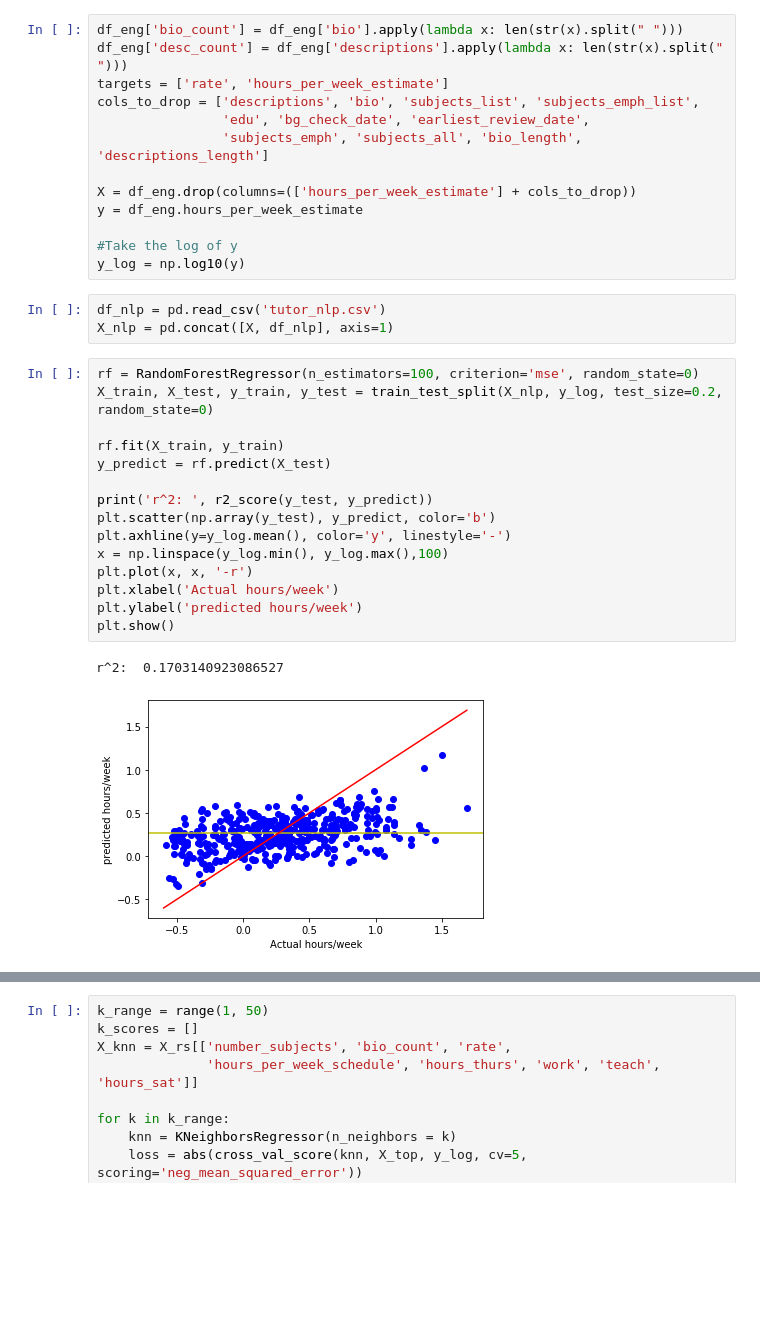
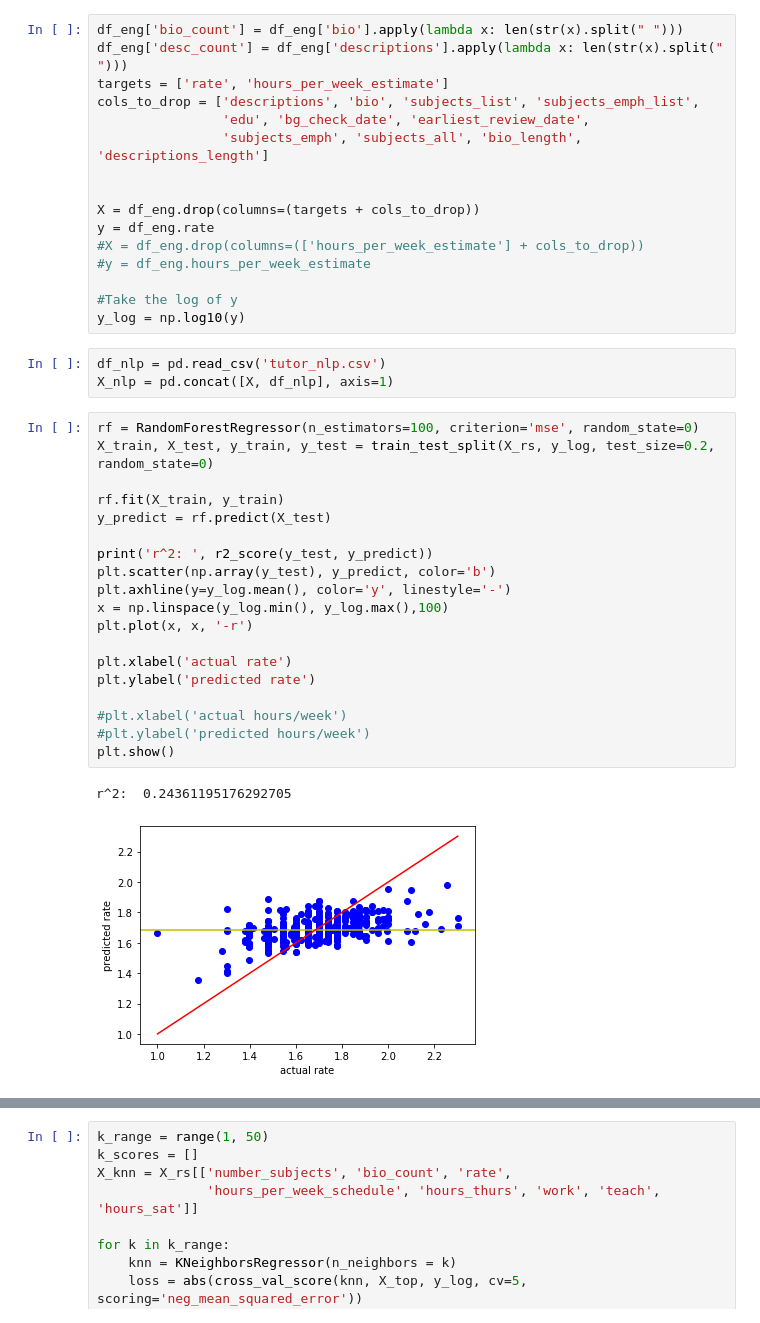
Before and after one commit to vijayoct27/tutor_prediction, a Jupyter notebook: tutor_eda.ipynb, the cells around one changed output, grey strips where cells are left out. Saved outputs shown, nothing was run; the diff lists cells and outputs as text; blank space fills up the shorter version.

Commit message:
added rate

```diff
--- a/tutor_eda.ipynb
+++ b/tutor_eda.ipynb
@@ -172,8 +172,11 @@ cols_to_drop = ['descriptions', 'bio', 'subjects_list', 'subjects_emph_list',
                 'edu', 'bg_check_date', 'earliest_review_date',
                 'subjects_emph', 'subjects_all', 'bio_length', 'descriptions_length']
 
-X = df_eng.drop(columns=(['hours_per_week_estimate'] + cols_to_drop))
-y = df_eng.hours_per_week_estimate
+
+X = df_eng.drop(columns=(targets + cols_to_drop))
+y = df_eng.rate
+#X = df_eng.drop(columns=(['hours_per_week_estimate'] + cols_to_drop))
+#y = df_eng.hours_per_week_estimate
 
 #Take the log of y
 y_log = np.log10(y)
@@ -182,22 +185,26 @@ df_nlp = pd.read_csv('tutor_nlp.csv')
 X_nlp = pd.concat([X, df_nlp], axis=1)
 # %%
 rf = RandomForestRegressor(n_estimators=100, criterion='mse', random_state=0)
-X_train, X_test, y_train, y_test = train_test_split(X_nlp, y_log, test_size=0.2, random_state=0)
+X_train, X_test, y_train, y_test = train_test_split(X_rs, y_log, test_size=0.2, random_state=0)
 
 rf.fit(X_train, y_train)
 y_predict = rf.predict(X_test)
 
 print('r^2: ', r2_score(y_test, y_predict))
 plt.scatter(np.array(y_test), y_predict, color='b')
 plt.axhline(y=y_log.mean(), color='y', linestyle='-')
 x = np.linspace(y_log.min(), y_log.max(),100)
 plt.plot(x, x, '-r')
-plt.xlabel('Actual hours/week')
-plt.ylabel('predicted hours/week')
+
+plt.xlabel('actual rate')
+plt.ylabel('predicted rate')
+
+#plt.xlabel('actual hours/week')
+#plt.ylabel('predicted hours/week')
 plt.show()
 # %% [output]
-r^2:  0.1703140923086527
+r^2:  0.24361195176292705
-[figure, old version]
+[figure, new version]
 # %%
 rf = RandomForestRegressor(n_estimators=50, criterion='mse', min_samples_leaf=10, random_state=0)
 features = list(X_nlp.columns)
```
Also changed, not shown: parts of 4 cells of this notebook.
